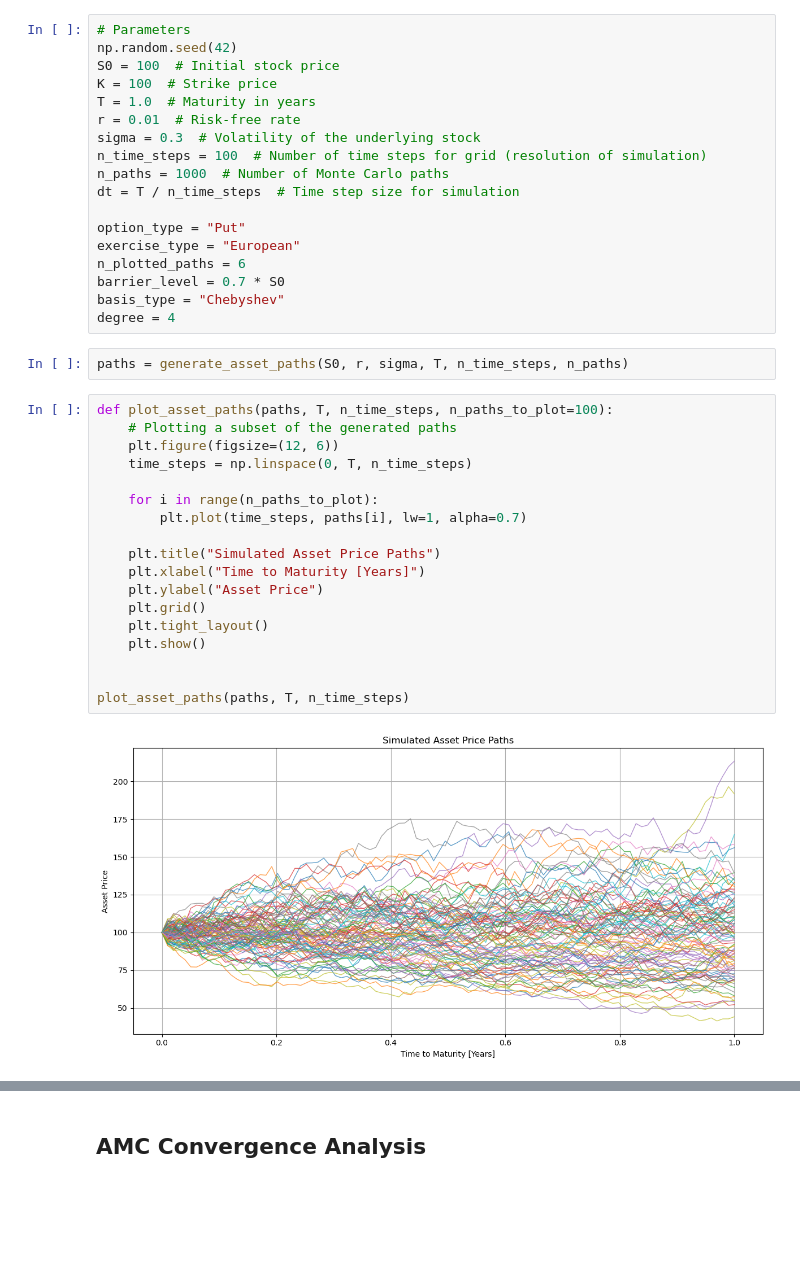
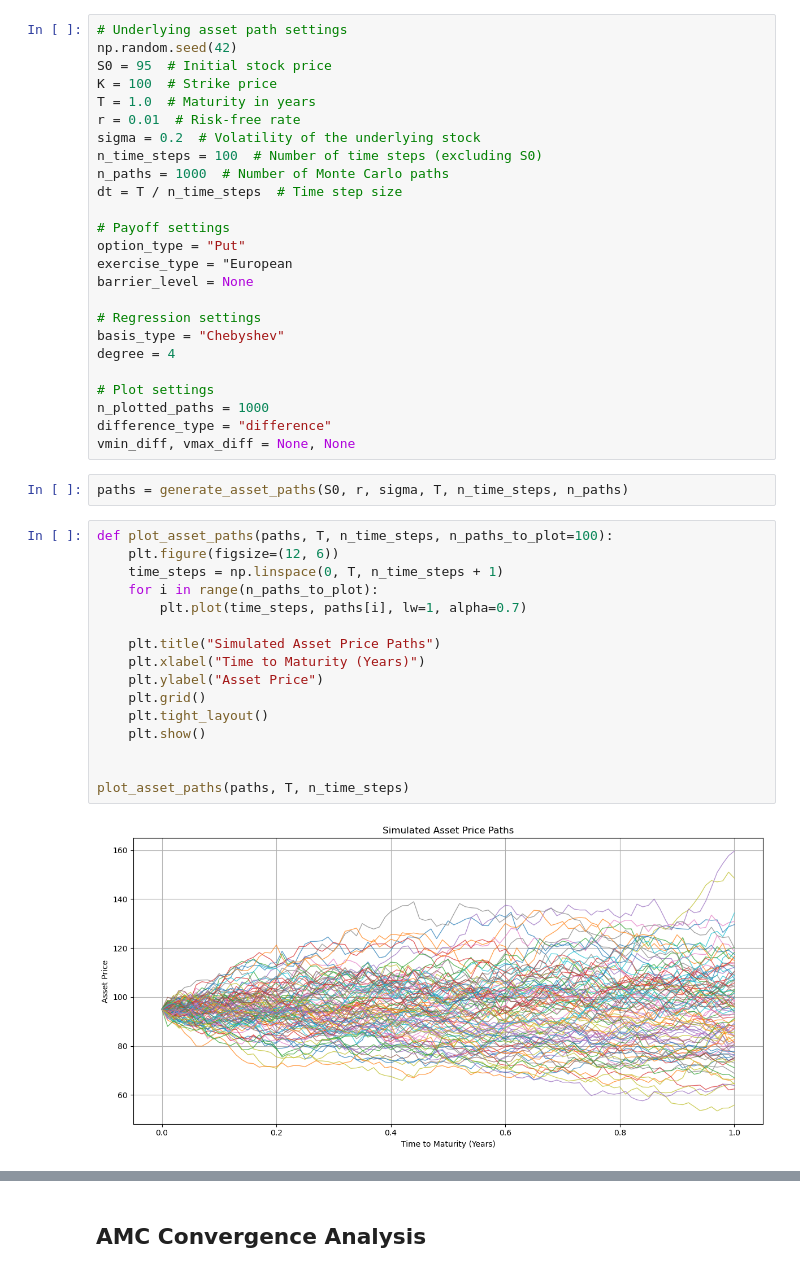
Before and after one commit to heidi123123/american-monte-carlo, a Jupyter notebook: AmericanMonteCarlo.ipynb, the cells around one changed output, grey strips where cells are left out. Saved outputs shown, nothing was run; the diff lists cells and outputs as text; blank space fills up the shorter version.

```diff
--- a/AmericanMonteCarlo.ipynb
+++ b/AmericanMonteCarlo.ipynb
@@ -271,41 +24,46 @@ def crop_data(option_values, continuation_values, paths, n_plotted_paths=10):
 # %%
-# Parameters
+# Underlying asset path settings
 np.random.seed(42)
-S0 = 100  # Initial stock price
+S0 = 95  # Initial stock price
 K = 100  # Strike price
 T = 1.0  # Maturity in years
 r = 0.01  # Risk-free rate
-sigma = 0.3  # Volatility of the underlying stock
-n_time_steps = 100  # Number of time steps for grid (resolution of simulation)
+sigma = 0.2  # Volatility of the underlying stock
+n_time_steps = 100  # Number of time steps (excluding S0)
 n_paths = 1000  # Number of Monte Carlo paths
-dt = T / n_time_steps  # Time step size for simulation
+dt = T / n_time_steps  # Time step size
 
+# Payoff settings
 option_type = "Put"
-exercise_type = "European"
-n_plotted_paths = 6
-barrier_level = 0.7 * S0
+exercise_type = "European
+barrier_level = None
+
+# Regression settings
 basis_type = "Chebyshev"
 degree = 4
+
+# Plot settings
+n_plotted_paths = 1000
+difference_type = "difference"
+vmin_diff, vmax_diff = None, None
 # %%
 paths = generate_asset_paths(S0, r, sigma, T, n_time_steps, n_paths)
 # %%
 def plot_asset_paths(paths, T, n_time_steps, n_paths_to_plot=100):
-    # Plotting a subset of the generated paths
     plt.figure(figsize=(12, 6))
-    time_steps = np.linspace(0, T, n_time_steps)
-
+    time_steps = np.linspace(0, T, n_time_steps + 1)
     for i in range(n_paths_to_plot):
         plt.plot(time_steps, paths[i], lw=1, alpha=0.7)
 
     plt.title("Simulated Asset Price Paths")
-    plt.xlabel("Time to Maturity [Years]")
+    plt.xlabel("Time to Maturity (Years)")
     plt.ylabel("Asset Price")
     plt.grid()
     plt.tight_layout()
     plt.show()
 
 
 plot_asset_paths(paths, T, n_time_steps)
 # %% [output]
-[figure, old version]
+[figure, new version]
 # %%
```
Also changed, not shown: parts of 21 cells of this notebook.
